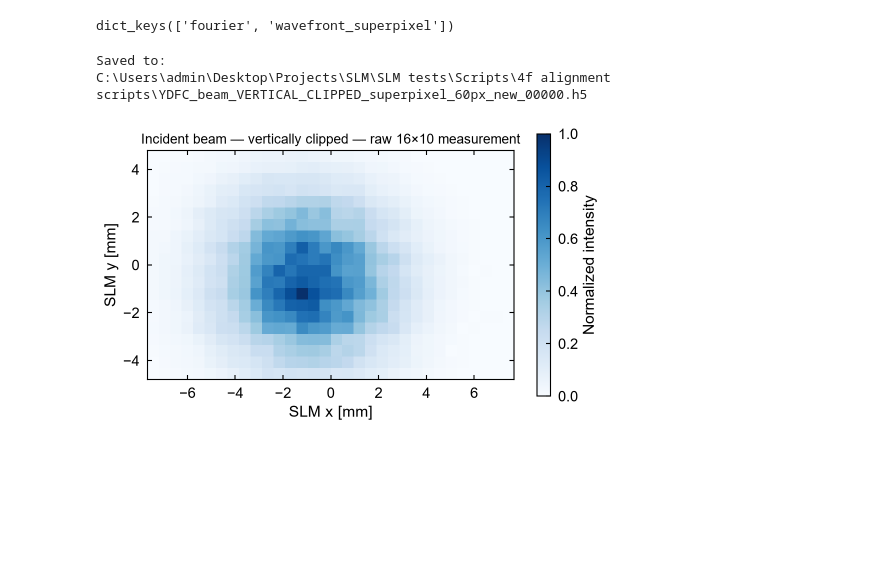
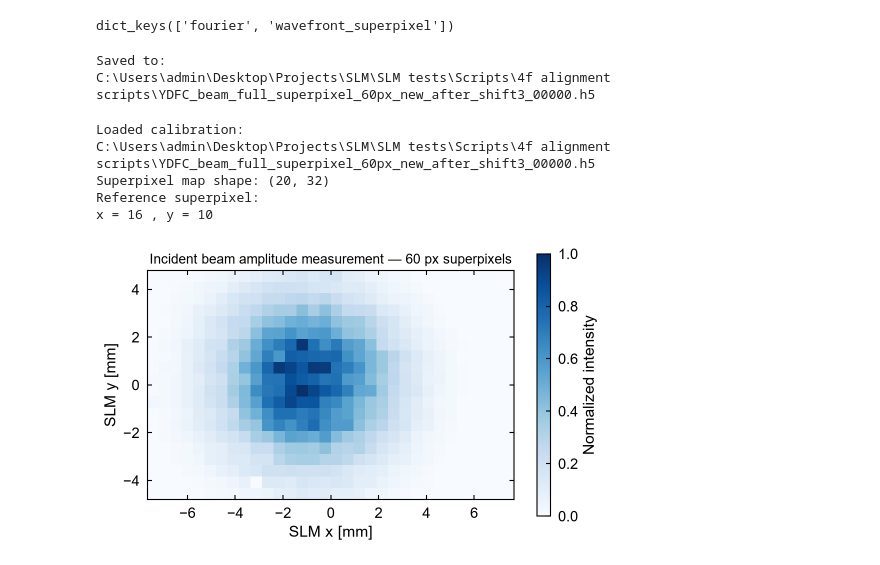
Before and after one commit to ksingh1121/SLM-tests-YDFC, a Jupyter notebook: More tets/beam_on_slm.ipynb, the cells around one changed output. Cells and saved outputs as stored; diff of their text form; code cells hidden in the pictures; blank space fills up the shorter version.

Commit message:
new fourier calibration pre wavefront calib on 300/1000 M

```diff
--- a/More tets/beam_on_slm.ipynb
+++ b/More tets/beam_on_slm.ipynb
@@ -173,17 +174,36 @@ SAVE_DIR = r"C:\Users\admin\Desktop\Projects\SLM\SLM tests\Scripts\4f alignment
 saved_path = fs.save_calibration(
     "wavefront_superpixel",
     path=SAVE_DIR,
-    name="YDFC_beam_VERTICAL_CLIPPED_superpixel_60px_new"
+    name="YDFC_beam_full_superpixel_60px_new_after_shift3"
 )
 
 print("Saved to:")
 print(saved_path)
 # %% [output]
 Saved to:
-C:\Users\admin\Desktop\Projects\SLM\SLM tests\Scripts\4f alignment scripts\YDFC_beam_VERTICAL_CLIPPED_superpixel_60px_new_00000.h5
+C:\Users\admin\Desktop\Projects\SLM\SLM tests\Scripts\4f alignment scripts\YDFC_beam_full_superpixel_60px_new_after_shift3_00000.h5
 # %%
 import numpy as np
 import matplotlib.pyplot as plt
+
+# ============================================================
+# 1. LOAD THE PARTICULAR SAVED CALIBRATION
+# ============================================================
+
+FILE = r"C:\Users\admin\Desktop\Projects\SLM\SLM tests\Scripts\4f alignment scripts\YDFC_beam_full_superpixel_60px_new_after_shift3_00000.h5"
+
+loaded_path = fs.load_calibration(
+    "wavefront_superpixel",
+    file_path=FILE
+)
+
+print("Loaded calibration:")
+print(loaded_path)
+
+
+# ============================================================
+# 2. GET RAW SUPERPIXEL DATA
+# ============================================================
 
 raw = fs.calibrations["wavefront_superpixel"]
 
@@ -193,15 +213,28 @@ B = raw["background"][0].astype(float).copy()
 
 ny, nx = P.shape
 
-# Reference superpixel
+print("Superpixel map shape:", P.shape)
+
+
+# ============================================================
+# 3. REPLACE REFERENCE SUPERPIXEL
+# ============================================================
+
 ref = int(raw["reference_superpixels"][0])
+
 xr = ref % nx
 yr = ref // nx
 
+print("Reference superpixel:")
+print("x =", xr, ", y =", yr)
+
+
 def replace_ref(a):
     vals = []
+
     for dy in [-1, 0, 1]:
         for dx in [-1, 0, 1]:
+
             if dx == 0 and dy == 0:
                 continue
 
@@ -213,46 +246,69 @@ def replace_ref(a):
 
     a[yr, xr] = np.mean(vals)
 
+
 replace_ref(P)
 replace_ref(N)
 replace_ref(B)
 
-# Background- and normalization-corrected intensity
+
+# ============================================================
+# 4. CALCULATE CORRECTED INTENSITY
+# ============================================================
+
 I = (P - B) / (N - B)
 
 I[~np.isfinite(I)] = 0
 I[I < 0] = 0
+
 I /= np.max(I)
 
-# Physical SLM dimensions
-pitch_mm = 0.008
+
+# ============================================================
+# 5. PLOT IN PHYSICAL SLM COORDINATES
+# ============================================================
+
+pitch_mm = 0.008       # 8 µm SLM pixel pitch
+
 width_mm  = 1920 * pitch_mm
 height_mm = 1200 * pitch_mm
 
 plt.figure(figsize=(10/1.5, 6/1.5))
 
 im = plt.imshow(
     I,
     extent=[
         -width_mm/2, width_mm/2,
         -height_mm/2, height_mm/2
     ],
     origin="lower",
     interpolation="nearest",
     aspect="equal",
     vmin=0,
     vmax=1
 )
 
 plt.xlabel("SLM x [mm]")
 plt.ylabel("SLM y [mm]")
-plt.title("Incident beam — vertically clipped — raw 16×10 measurement")
+plt.title("Incident beam amplitude measurement — 60 px superpixels")
+
 plt.colorbar(im, label="Normalized intensity")
 
 plt.tight_layout()
 plt.show()
 
+
+# ============================================================
+# 6. PRINT NUMERICAL VALUES
+# ============================================================
+
 print("Shape:", I.shape)
+print()
 print(np.round(I, 3))
 # %% [output]
+Loaded calibration:
+C:\Users\admin\Desktop\Projects\SLM\SLM tests\Scripts\4f alignment scripts\YDFC_beam_full_superpixel_60px_new_after_shift3_00000.h5
+Superpixel map shape: (20, 32)
+Reference superpixel:
+x = 16 , y = 10
-[figure, old version]
+[figure, new version]
```
Also changed, not shown: parts of 5 cells of this notebook, 15 other files.
